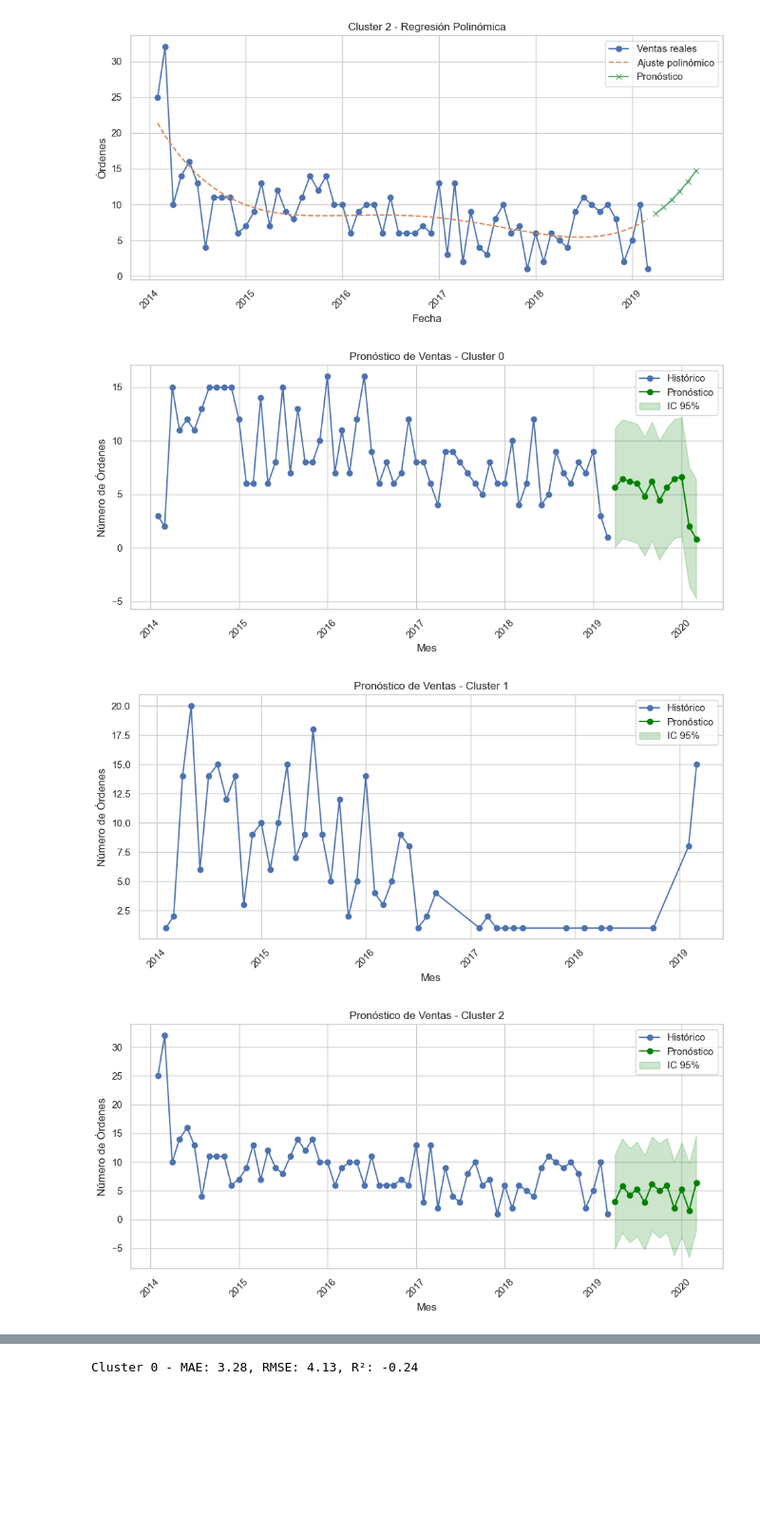
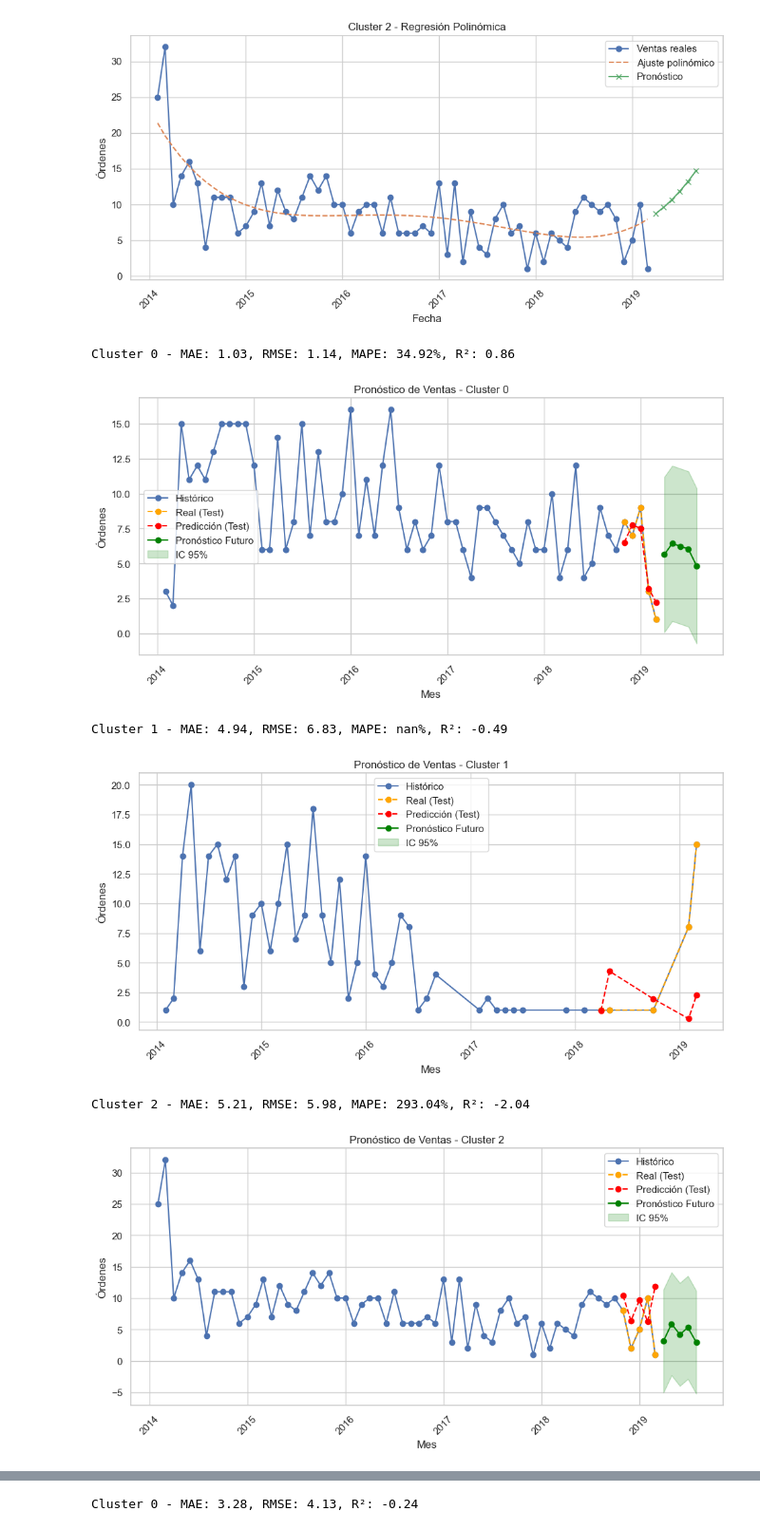
Before and after one commit to armand-analytics/Forecasting, a Jupyter notebook: notebooks/01_EDA.ipynb, the cells around one changed output, grey strips where cells are left out. Shown at 95% size. Saved outputs shown, nothing was run; the diff lists cells and outputs as text; code cells hidden in the pictures; blank space fills up the shorter version.

```diff
--- a/notebooks/01_EDA.ipynb
+++ b/notebooks/01_EDA.ipynb
@@ -760,51 +764,68 @@ R2 Score: 0.44
 Pronósticos para los siguientes 3 meses: [ 8.72730885  9.62399765 10.66366734 11.85743676 13.21679735 14.75361314]
 [figure]
 # %%
-#HoltWinters
+# from sklearn.metrics import mean_absolute_error, mean_squared_error, r2_score
+# import numpy as np
+# import pandas as pd
+# import matplotlib.pyplot as plt
+# from statsmodels.tsa.holtwinters import ExponentialSmoothing
 
+#Holt-Winters para pronóstico de series temporalesCluster 0 - MAE: 1.03, RMSE: 1.14, MAPE: 34.92%, R²: 0.86
 ventas_por_cluster['Aniomes'] = pd.to_datetime(ventas_por_cluster['Aniomes'])
 
-# Pronóstico para cada cluster
 for c in ventas_por_cluster['Cluster'].unique():
     subset = ventas_por_cluster[ventas_por_cluster['Cluster'] == c].copy()
     subset = subset.sort_values('Aniomes')
-
     ts = subset.set_index('Aniomes')['Order Id']
 
-    model = ExponentialSmoothing(ts, trend='add', seasonal='add', seasonal_periods=12)
+    test_size = 5
+    ts_train = ts.iloc[:-test_size]
+    ts_test = ts.iloc[-test_size:]
+
+    model = ExponentialSmoothing(ts_train, trend='add', seasonal='add', seasonal_periods=12)
     fit = model.fit()
+    pred = fit.forecast(test_size)
 
-    pred = fit.forecast(12)
+    mae = mean_absolute_error(ts_test, pred)
+    rmse = np.sqrt(mean_squared_error(ts_test, pred))
+    mape = np.mean(np.abs((ts_test - pred) / ts_test)) * 100
+    r2 = r2_score(ts_test, pred)
 
-    last_date = ts.index[-1]
-    future_dates = pd.date_range(start=last_date + pd.offsets.MonthBegin(1), periods=12, freq='MS')
+    print(f'Cluster {c} - MAE: {mae:.2f}, RMSE: {rmse:.2f}, MAPE: {mape:.2f}%, R²: {r2:.2f}')
 
-    # Obtener intervalos de confianza
-    resid = fit.resid
+    final_model = ExponentialSmoothing(ts, trend='add', seasonal='add', seasonal_periods=12).fit()
+    forecast = final_model.forecast(5)
+    resid = final_model.resid
     stderr = resid.std()
     conf_int = 1.96 * stderr
 
+    future_dates = pd.date_range(start=ts.index[-1] + pd.offsets.MonthBegin(1), periods=12, freq='MS')
+
     forecast_df = pd.DataFrame({
-        'forecast': pred,
-        'lower': pred - conf_int,
-        'upper': pred + conf_int
+        'forecast': forecast,
+        'lower': forecast - conf_int,
+        'upper': forecast + conf_int
     }, index=future_dates)
 
-    # Grafica
     plt.figure(figsize=(10, 5))
     plt.plot(ts.index, ts.values, label='Histórico', marker='o')
-    plt.plot(forecast_df.index, forecast_df['forecast'], label='Pronóstico', marker='o', color='green')
+    plt.plot(ts_test.index, ts_test.values, label='Real (Test)', color='orange', linestyle='--', marker='o')
+    plt.plot(ts_test.index, pred.values, label='Predicción (Test)', color='red', linestyle='--', marker='o')
+    plt.plot(forecast_df.index, forecast_df['forecast'], label='Pronóstico Futuro', color='green', marker='o')
     plt.fill_between(forecast_df.index, forecast_df['lower'], forecast_df['upper'], color='green', alpha=0.2, label='IC 95%')
     plt.title(f'Pronóstico de Ventas - Cluster {c}')
     plt.xlabel('Mes')
-    plt.ylabel('Número de Órdenes')
-    plt.xticks(rotation=45)
+    plt.ylabel('Órdenes')
     plt.legend()
     plt.grid(True)
     plt.tight_layout()
+    plt.xticks(rotation=45)
     plt.show()
 # %% [output]
+Cluster 0 - MAE: 1.03, RMSE: 1.14, MAPE: 34.92%, R²: 0.86
-[figure, old version]
+[figure, new version]
+Cluster 1 - MAE: 4.94, RMSE: 6.83, MAPE: nan%, R²: -0.49
-[figure, old version]
+[figure, new version]
+Cluster 2 - MAE: 5.21, RMSE: 5.98, MAPE: 293.04%, R²: -2.04
-[figure, old version]
+[figure, new version]
 # %%
```
Also changed, not shown: parts of 6 cells of this notebook.
